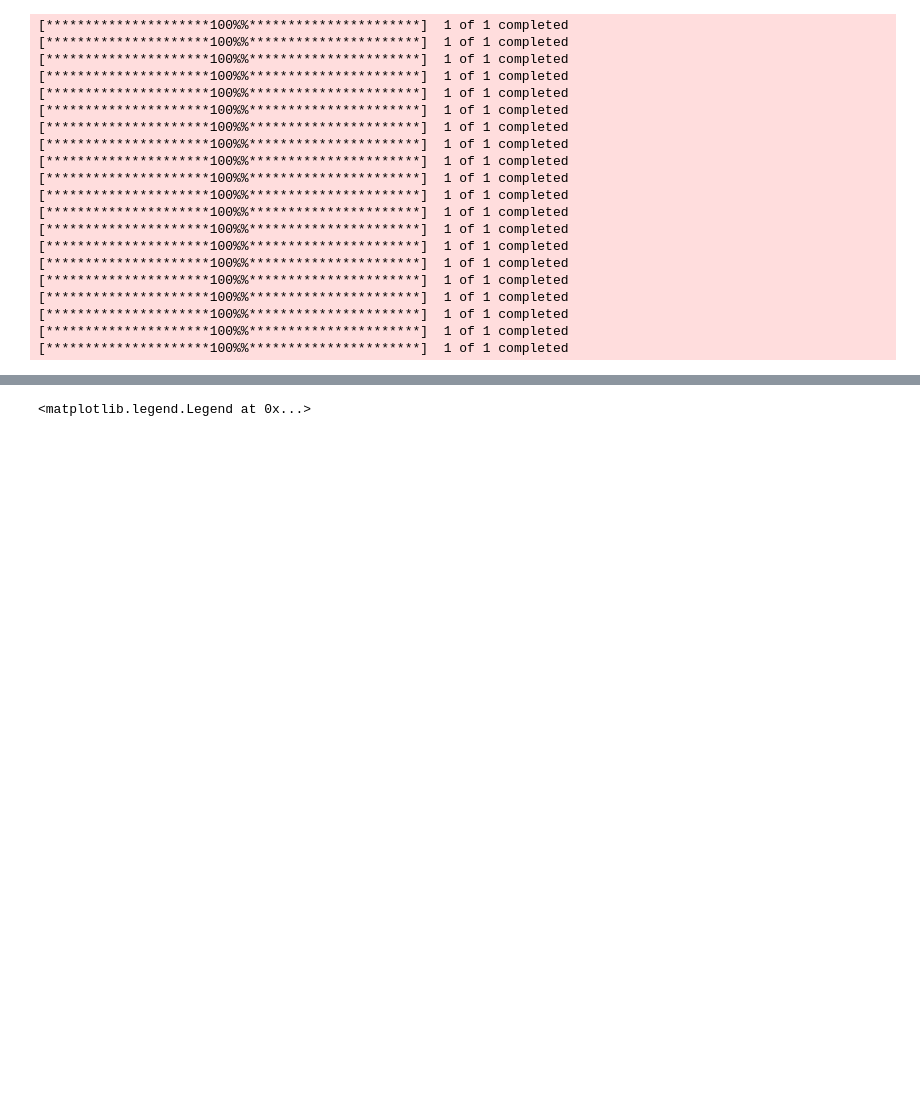
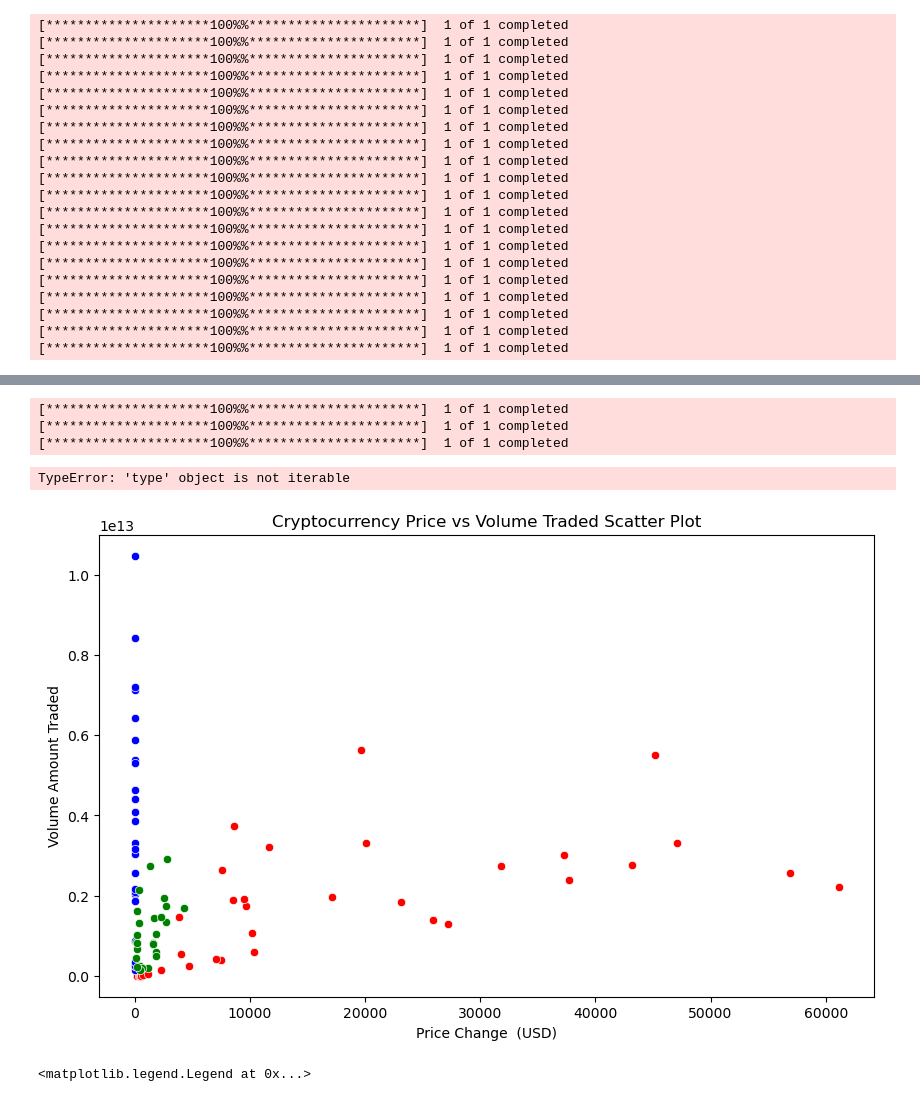
Before and after one commit to AayushiDaliparthi/Crypto20, a Jupyter notebook: crypto.ipynb, the cells around one changed output, grey strips where cells are left out. Drawn from its saved outputs; the diff is of its cells as text; code cells hidden in the pictures; blank space fills up the shorter version.

```diff
--- a/crypto.ipynb
+++ b/crypto.ipynb
@@ -143,3 +117,33 @@ Cardano.to_csv("Resources/Cardano.csv", index=True, header=True)
+# %%
+##Changing dataframes from daily values to quarterly to further use it for plotting
+Bitcoin_quarterly = yf.download("BTC-USD", start="2012-01-01", end="2024-04-20", interval="3mo")
+Ethereum_quarterly = yf.download("ETH-USD", start="2012-01-01", end="2024-04-20", interval="3mo")
+Tether_quarterly = yf.download("USDT-USD", start="2012-01-01", end="2024-04-20", interval="3mo")
+# %% [output]
+[*********************100%%**********************]  1 of 1 completed
+[*********************100%%**********************]  1 of 1 completed
+[*********************100%%**********************]  1 of 1 completed
+# %%
+##Using seaborn library plot scatter for Bitcoin, Tether and Ethereum quarterly data
+
+# Create a scatter plot
+plt.figure(figsize=(10, 6))
+sns.scatterplot(x='Open', y='Volume', data=Bitcoin_quarterly, alpha=1.0, color="red")
+sns.scatterplot(x='Open', y='Volume', data=Tether_quarterly, alpha=1.0, color="blue")
+sns.scatterplot(x='Open', y='Volume', data=Ethereum_quarterly, alpha=1.0, color="green")
+# Add labels and title
+plt.xlabel('Price Change  (USD)')
+plt.ylabel('Volume Amount Traded')
+plt.title('Cryptocurrency Price vs Volume Traded Scatter Plot')
+
+# Add crypto names as annotations
+for i, txt in enumerate:
+    plt.annotate(txt, ['Open'][i], ['Volume'][i])
+
+plt.show()
+# %% [output]
+TypeError: 'type' object is not iterable
+[figure, added]
 # %%
 ##Plotting the opening price for top 10 crypto coins for past decade
 Bitcoin['Open'].plot(label='BTC',figsize=(17,9))
```
Also changed, not shown: parts of 25 cells of this notebook, 25 other files.
